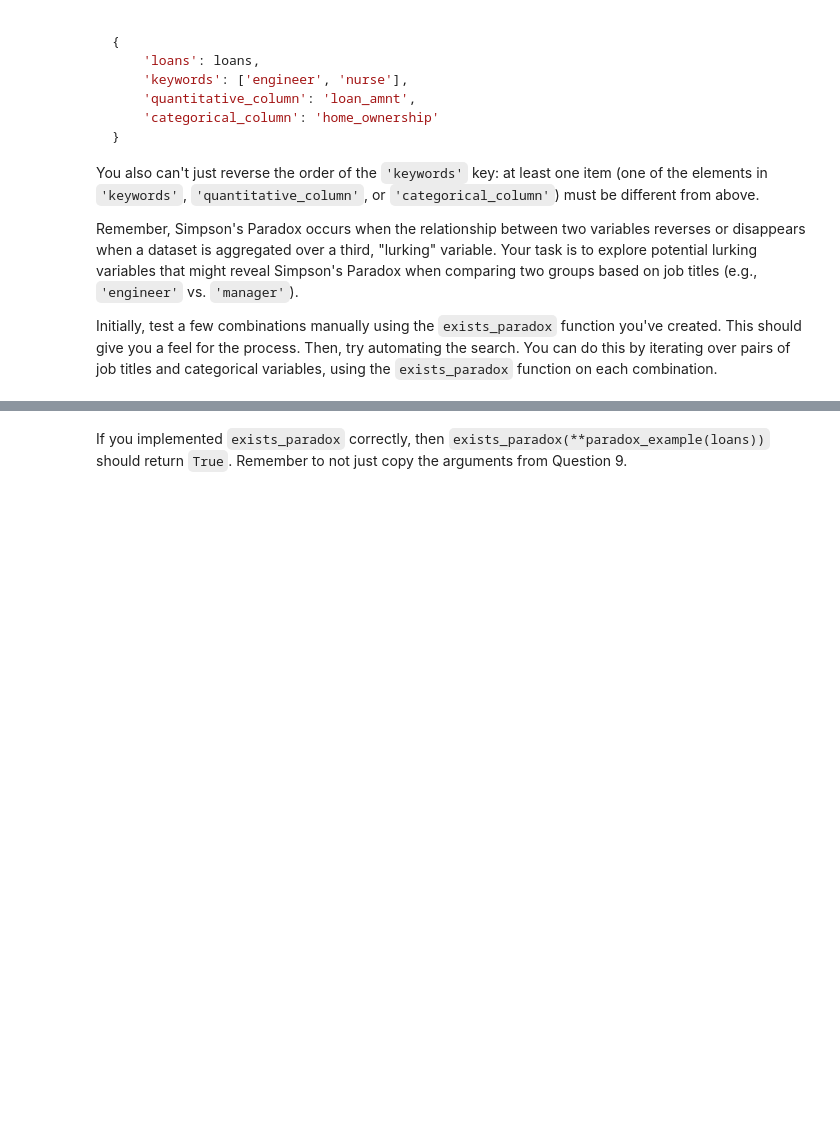
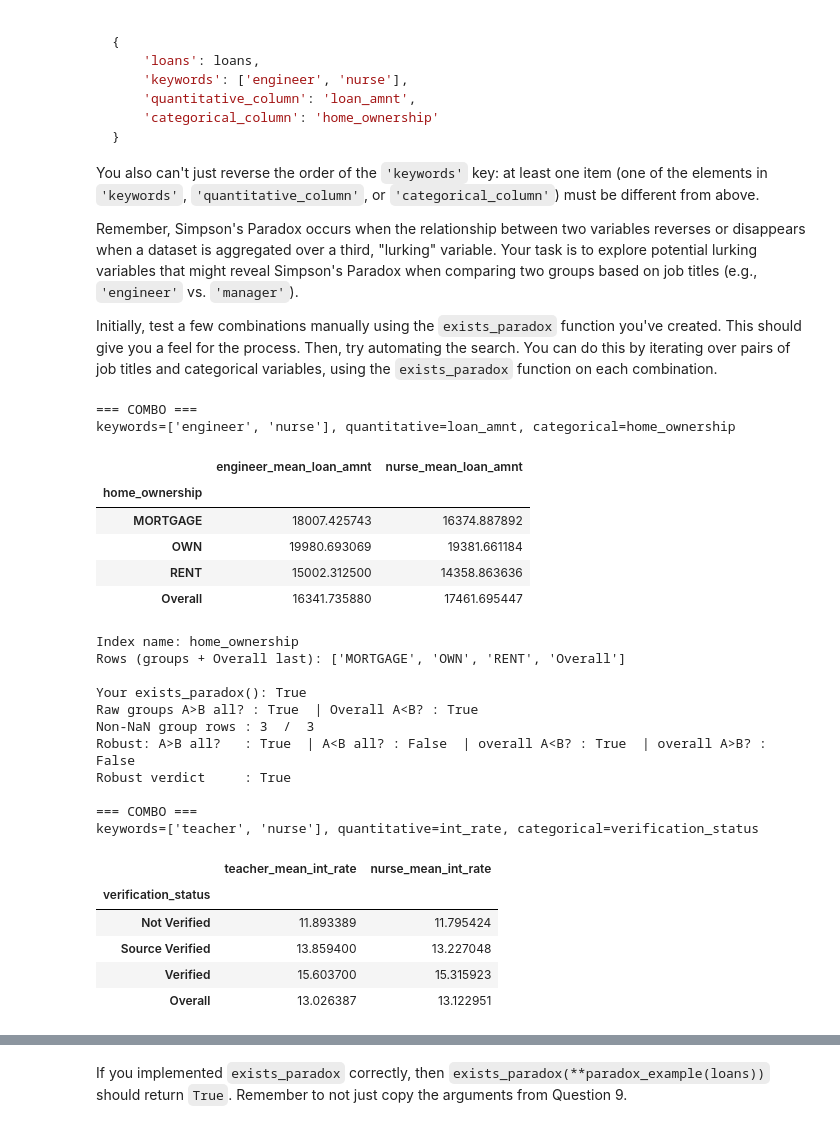
Before and after one commit to aditgautam/dsc80, a Jupyter notebook: projects/project02/project.ipynb, the cells around one changed output, grey strips where cells are left out. Drawn from its saved outputs; the diff is of its cells as text; code cells hidden in the pictures; blank space fills up the shorter version.

```diff
--- a/projects/project02/project.ipynb
+++ b/projects/project02/project.ipynb
@@ -1053,3 +1058,83 @@ You also can't just reverse the order of the `'keywords'` key: at least one item
 Remember, Simpson's Paradox occurs when the relationship between two variables reverses or disappears when a dataset is aggregated over a third, "lurking" variable. Your task is to explore potential lurking variables that might reveal Simpson's Paradox when comparing two groups based on job titles (e.g., `'engineer'` vs. `'manager'`).
 
 Initially, test a few combinations manually using the `exists_paradox` function you've created. This should give you a feel for the process. Then, try automating the search. You can do this by iterating over pairs of job titles and categorical variables, using the `exists_paradox` function on each combination.
+# %%
+# ==== Q10 BIG DIAGNOSTIC (non-mutating) ====
+import pandas as pd
+from IPython.display import display
+
+def _dump_combo(loans, keywords, quantitative_column, categorical_column, show_table=True):
+    print("\n=== COMBO ===")
+    print(f"keywords={keywords}, quantitative={quantitative_column}, categorical={categorical_column}")
+    tbl = aggregate_and_combine(loans, keywords, quantitative_column, categorical_column)
+    colA = f"{keywords[0]}_mean_{quantitative_column}"
+    colB = f"{keywords[1]}_mean_{quantitative_column}"
+    if show_table:
+        display(tbl)
+
+    groups = tbl.iloc[:-1][[colA, colB]]
+    overall = tbl.iloc[-1][[colA, colB]]
+    print("\nIndex name:", tbl.index.name)
+    print("Rows (groups + Overall last):", tbl.index.tolist())
+
+    # Raw (your current) test:
+    raw_groups_all_gt = (groups[colA] > groups[colB]).all()
+    raw_overall_lt = overall[colA] < overall[colB]
+    raw_res = bool(raw_groups_all_gt & raw_overall_lt)
+
+    # Robust: allow either orientation and ignore NaNs in group rows
+    non_nan = groups.dropna()
+    a_gt_b_all = (non_nan[colA] > non_nan[colB]).all() if not non_nan.empty else False
+    a_lt_b_all = (non_nan[colA] < non_nan[colB]).all() if not non_nan.empty else False
+    over_a_lt_b = bool(overall[colA] < overall[colB])
+    over_a_gt_b = bool(overall[colA] > overall[colB])
+    robust_res = bool((a_gt_b_all and over_a_lt_b) or (a_lt_b_all and over_a_gt_b))
+
+    print("\nYour exists_paradox():", exists_paradox(loans, keywords, quantitative_column, categorical_column))
+    print("Raw groups A>B all? :", bool(raw_groups_all_gt), " | Overall A<B? :", bool(raw_overall_lt))
+    print("Non-NaN group rows :", len(non_nan), " / ", len(groups))
+    print("Robust: A>B all?   :", bool(a_gt_b_all), " | A<B all? :", bool(a_lt_b_all),
+          " | overall A<B? :", over_a_lt_b, " | overall A>B? :", over_a_gt_b)
+    print("Robust verdict     :", robust_res)
+
+    # If NaNs exist in groups, show them
+    nan_rows = groups[groups.isna().any(axis=1)]
+    if len(nan_rows):
+        print("\nGroup rows with NaNs (these make strict .all() fail):")
+        display(nan_rows)
+
+# 1) The known-from-Q9 paradox
+_dump_combo(loans, ['engineer','nurse'], 'loan_amnt', 'home_ownership')
+
+# 2) The candidate we suggested for paradox_example
+_dump_combo(loans, ['teacher','nurse'], 'int_rate', 'verification_status')
+
+# 3) Check symmetry—keywords swapped should still read as paradox
+_dump_combo(loans, ['nurse','engineer'], 'loan_amnt', 'home_ownership', show_table=False)
+_dump_combo(loans, ['nurse','teacher'], 'int_rate', 'verification_status', show_table=False)
+# %% [output]
+=== COMBO ===
+keywords=['engineer', 'nurse'], quantitative=loan_amnt, categorical=home_ownership
+|  | engineer_mean_loan_amnt | nurse_mean_loan_amnt |
+| home_ownership |  |  |
+| MORTGAGE | 18007.425743 | 16374.887892 |
+| OWN | 19980.693069 | 19381.661184 |
+| RENT | 15002.312500 | 14358.863636 |
+| Overall | 16341.735880 | 17461.695447 |
+Index name: home_ownership
+Rows (groups + Overall last): ['MORTGAGE', 'OWN', 'RENT', 'Overall']
+
+Your exists_paradox(): True
+Raw groups A>B all? : True  | Overall A<B? : True
+Non-NaN group rows : 3  /  3
+Robust: A>B all?   : True  | A<B all? : False  | overall A<B? : True  | overall A>B? : False
+Robust verdict     : True
+
+=== COMBO ===
+keywords=['teacher', 'nurse'], quantitative=int_rate, categorical=verification_status
+|  | teacher_mean_int_rate | nurse_mean_int_rate |
+| verification_status |  |  |
+| Not Verified | 11.893389 | 11.795424 |
+| Source Verified | 13.859400 | 13.227048 |
+| Verified | 15.603700 | 15.315923 |
+| Overall | 13.026387 | 13.122951 |
```
Also changed, not shown: parts of 5 cells of this notebook, 8 other files.
